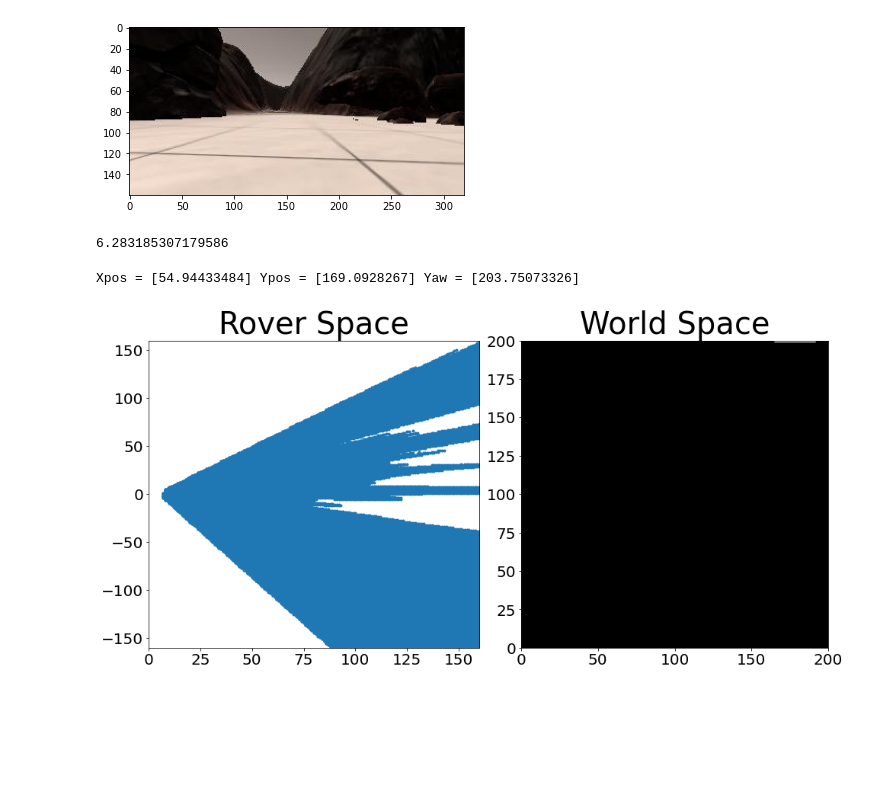
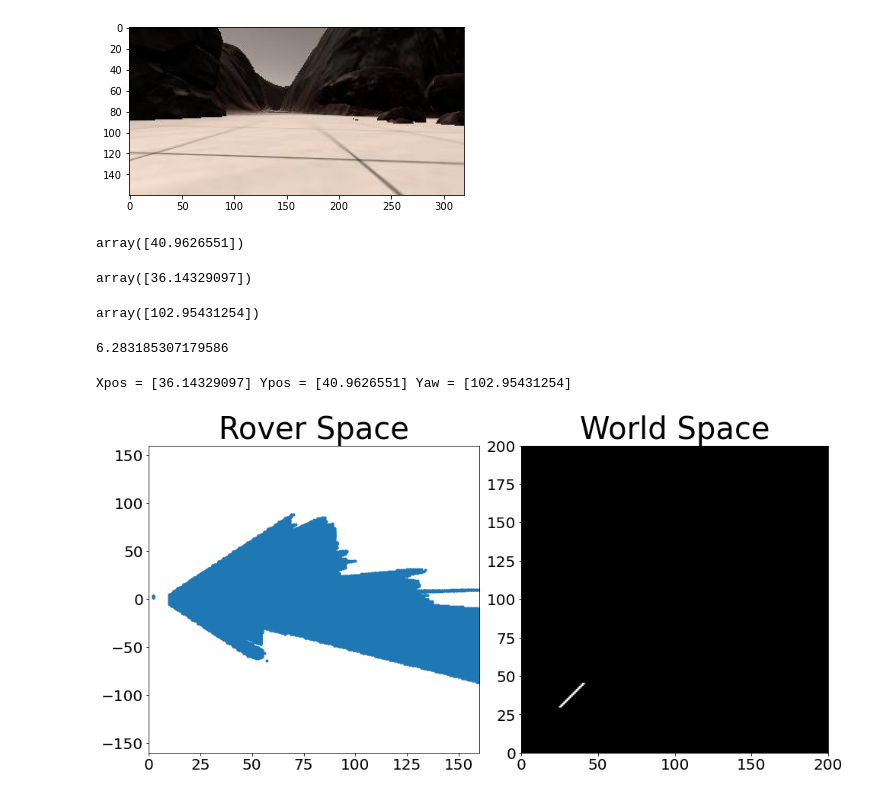
Before and after one commit to T-rex007/RobotNavigable-Terrain-Processing, a Jupyter notebook: RobotSampleAndReturnImageProcessing.ipynb, the cells around one changed output. Cells and saved outputs as stored; diff of their text form; code cells hidden in the pictures; blank space fills up the shorter version.

Commit message:
bug fix in rover to worl space

```diff
--- a/RobotSampleAndReturnImageProcessing.ipynb
+++ b/RobotSampleAndReturnImageProcessing.ipynb
@@ -109,5 +113,5 @@ plt.show()
 # %%
 offset = 10
 dst_size = 20
-img = np.copy(grid_sample1)
+img = np.copy(image)
 s =img.shape
@@ -117,7 +125,7 @@ def perspectiveTransform(img, src, dst):
     warp = cv2.warpPerspective(img, M, (img.shape[1], img.shape[0]))
     return warp
 ### SOUCRE POINTS Reference points from Original Image (for calibration)
-ref_points = np.float32([ [192.114,92.2649], [120.284, 93.013], [66.5331,121.781], [255.78,113.178]])
+ref_points = np.float32([ [199.782,95.957], [118.439,95.9269], [14.3626,140.128], [301.101,140.128]])
 ### Where do i want then to be (Destination points)
 dst = np.float32([[s[1]/2-dst_size, s[0] - offset- (2*dst_size)],
                   [s[1]/2+dst_size, s[0] - offset- (2*dst_size)],
@@ -210,8 +218,20 @@ plt.imshow(sample3)
 # %%
 ### Choose randome number for the position and yaw
 rover_yaw = np.random.random(1)*360
-rover_xpos = np.random.random(1)*160 +20
-rover_ypos = np.random.random(1)*160 +20
+rover_xpos = np.random.random(1)*120 +20
+rover_ypos = np.random.random(1)*120 +20
+# %%
+rover_ypos
+# %% [output]
+array([40.9626551])
+# %%
+rover_xpos
+# %% [output]
+array([36.14329097])
+# %%
+rover_yaw
+# %% [output]
+array([102.95431254])
 # %%
 2*np.pi
 # %% [output]
@@ -219,22 +239,23 @@ rover_ypos = np.random.random(1)*160 +20
 # %%
 def pixRotate(xpix,ypix,yaw):
     #convert to Radians
-    yaw_rad = yaw * np.pi / 180
+    yaw_rad = yaw * np.pi/180
     xpix_rotated = xpix*np.cos(yaw_rad) - ypix*np.sin(yaw_rad)
     ypix_rotated = xpix*np.sin(yaw_rad) + ypix*np.cos(yaw_rad)
     return xpix_rotated,ypix_rotated
 
-def pixTranslateClip(xpix_rot,ypix_rot,yaw,xpos,ypos, world_size,  scale = 10):
-    x_world = np.int_(xpos + (xpix_rot/scale))
-    y_world = np.int_(ypos + (xpix_rot/scale))
-    xpix_world = np.clip(x_world, 0,world_size -1)
-    ypix_world = np.clip(y_world, 0,world_size -1)
-    return xpix_world,ypix_world
+def pixTranslateClip(xpix_rot,ypix_rot,yaw,xpos,ypos,  scale = 10):
+    x_world = xpos + (xpix_rot/scale)
+    y_world = ypos + (xpix_rot/scale)
+    return x_world,y_world
 
-def pixToWorld(xpix_rot,ypix_rot,yaw,xpos,ypos, scale = 10, world_size =200):
+def pixToWorld(xpix,ypix,yaw,xpos,ypos, scale = 10,  world_size =200 ):
+
     xrot , yrot = pixRotate(xpix,ypix,yaw)
-    xtran, ytran = pixTranslateClip(xrot, yrot, yaw, xpos, ypos,scale, world_size)
-    return xtran, ytran
+    xtran, ytran = pixTranslateClip(xrot, yrot, yaw, xpos, ypos,scale)
+    xpix_world = np.clip(np.int_(xtran), 0,world_size -1)
+    ypix_world= np.clip(np.int_(ytran), 0,world_size -1)
+    return xpix_world, ypix_world
 # %%
 
 # Define calibration box in source (actual) and destination (desired) coordinates
@@ -259,36 +280,36 @@ dst = np.float32([[s[1]/2-dst_size, s[0] - offset- (2*dst_size)],
 warped = perspectiveTransform(img, ref_points,dst)
 bin_img = colorThreshold(warped)
 # Extract navigable terrain pixels
 xpix, ypix = roverCentriCoordinates(bin_img)
 # Generate 200 x 200 pixel worldmap
 worldmap = np.zeros((200, 200))
 scale = 10
 # Get navigable pixel positions in world coords
-x_world, y_world = pixToWorld(xpix, ypix, rover_xpos,
-                                rover_ypos, rover_yaw,
-                                worldmap.shape[0], scale)
+x_world, y_world = pixToWorld(xpix = xpix, ypix =  ypix, xpos = rover_xpos,
+                                ypos = rover_ypos, yaw = rover_yaw,
+                                world_size = worldmap.shape[0], scale = scale)
 # Add pixel positions to worldmap
-worldmap[y_world, x_world] += 1
+worldmap[y_world, x_world] += 255
 print('Xpos =', rover_xpos, 'Ypos =', rover_ypos, 'Yaw =', rover_yaw)
 # Plot the map in rover-centric coords
 
 f, (ax1, ax2) = plt.subplots(1, 2, figsize=(14, 7))
 f.tight_layout()
 ax1.plot(xpix, ypix, '.')
 ax1.set_title('Rover Space', fontsize=40)
 ax1.set_ylim(-160, 160)
 ax1.set_xlim(0, 160)
 ax1.tick_params(labelsize=20)
 
 ax2.imshow(worldmap, cmap='gray')
 ax2.set_title('World Space', fontsize=40)
 ax2.set_ylim(0, 200)
 ax2.tick_params(labelsize=20)
 ax2.set_xlim(0, 200)
 
 
 plt.subplots_adjust(left=0.1, right=1, top=0.9, bottom=0.1)
 plt.show() # Uncomment if running on your local machine
 # %% [output]
-Xpos = [54.94433484] Ypos = [169.0928267] Yaw = [203.75073326]
+Xpos = [36.14329097] Ypos = [40.9626551] Yaw = [102.95431254]
-[figure, old version]
+[figure, new version]
```
Also changed, not shown: parts of 10 cells of this notebook, 1 other file.
